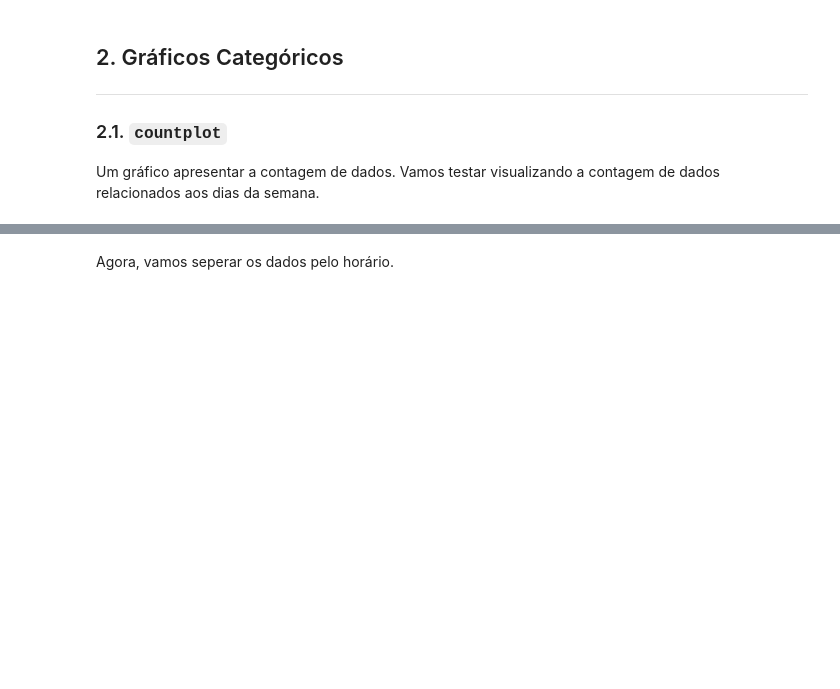
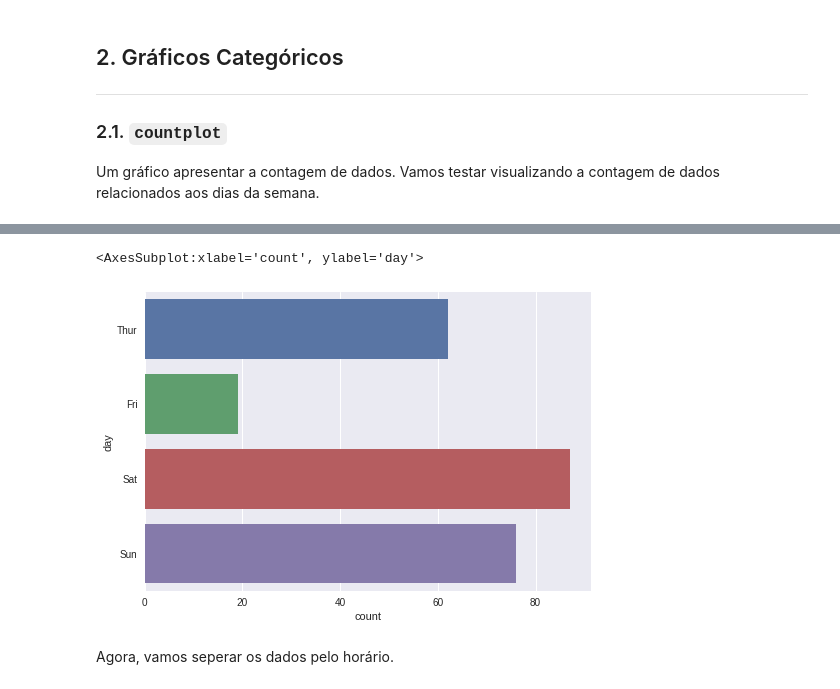
Before and after one commit to walisson-silva-ada/827-data-toolbox, a Jupyter notebook: 04. Seaborn/04. Seaborn I.ipynb, the cells around one changed output, grey strips where cells are left out. Cells and saved outputs as stored; diff of their text form; code cells hidden in the pictures; blank space fills up the shorter version.

```diff
--- a/04. Seaborn/04. Seaborn I.ipynb
+++ b/04. Seaborn/04. Seaborn I.ipynb
@@ -538,2 +558,7 @@ Um gráfico apresentar a contagem de dados. Vamos testar visualizando a contagem
+# %%
+sns.countplot(data=df, y='day')
+# %% [output]
+<AxesSubplot:xlabel='count', ylabel='day'>
+[figure, added]
 # %% [markdown]
 Agora, vamos seperar os dados pelo horário.
```
Also changed, not shown: parts of 17 cells of this notebook.
